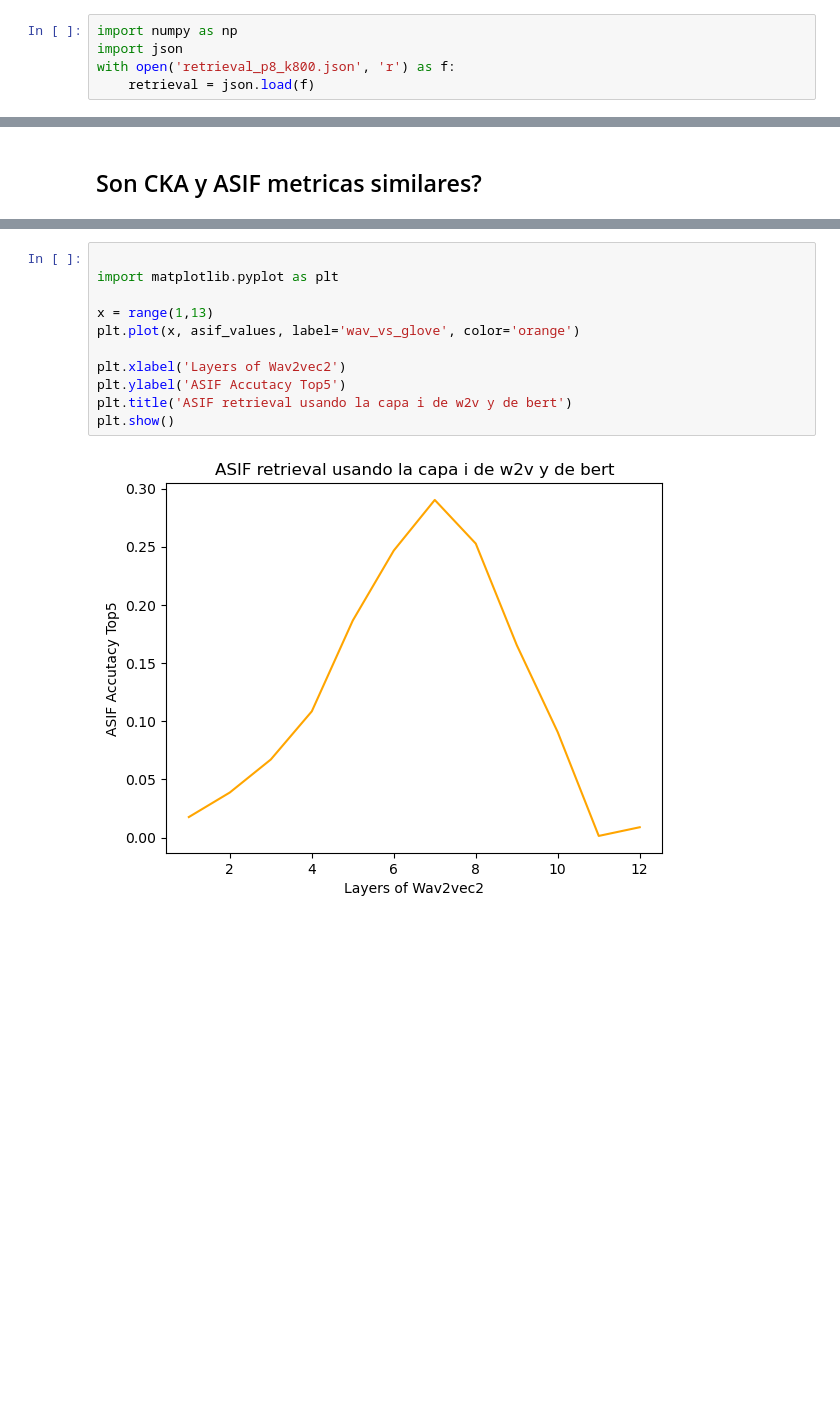
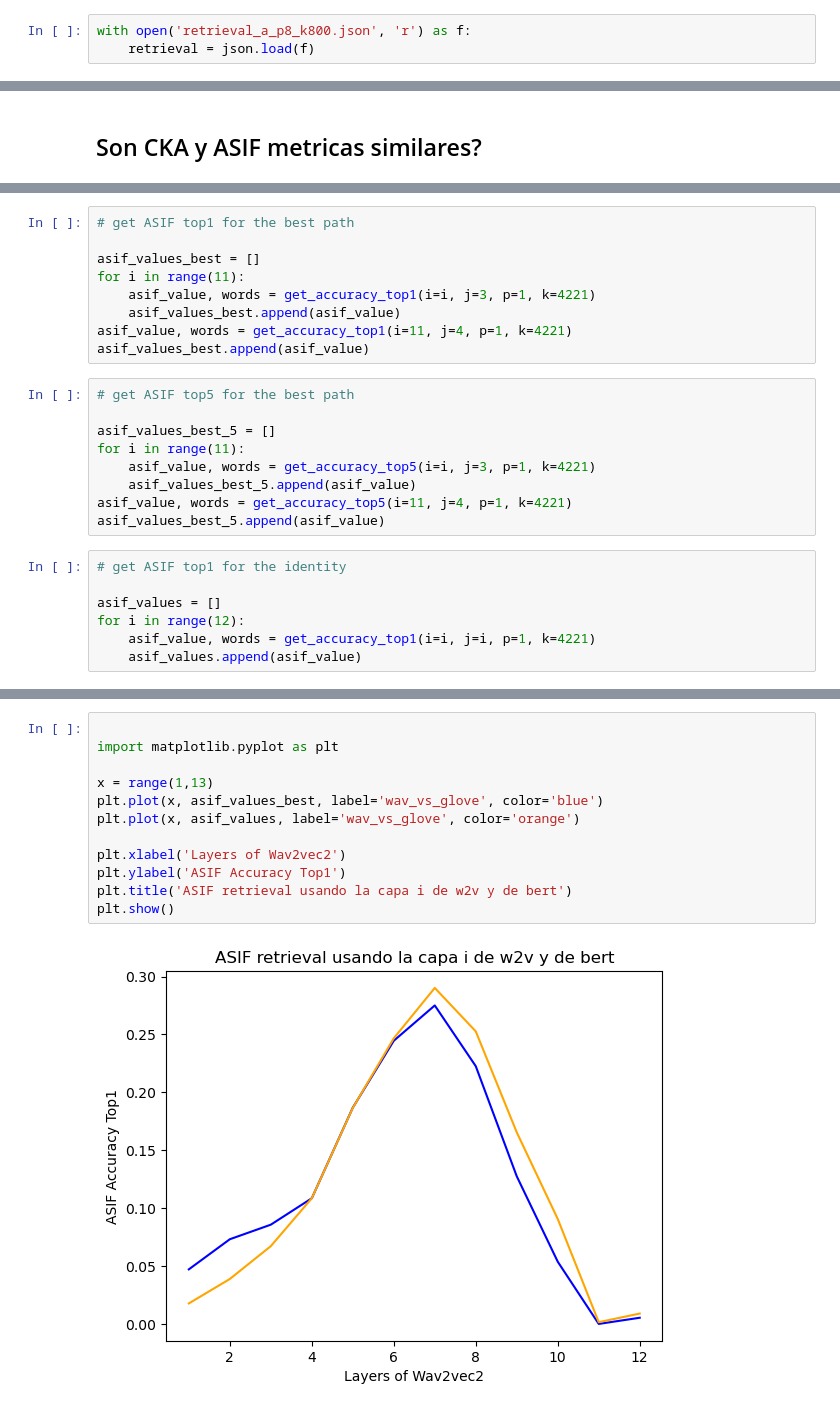
Before and after one commit to ceciliabolanos/layer-analysis, a Jupyter notebook: results/analisis_ASIF.ipynb, the cells around one changed output, grey strips where cells are left out. Drawn from its saved outputs; the diff is of its cells as text; blank space fills up the shorter version.

```diff
--- a/results/analisis_ASIF.ipynb
+++ b/results/analisis_ASIF.ipynb
@@ -3,9 +37,7 @@
 # %% [markdown]
 ## Para los valores del paper de ASIF
 # %%
-import numpy as np
-import json
-with open('retrieval_p8_k800.json', 'r') as f:
+with open('retrieval_a_p8_k800.json', 'r') as f:
     retrieval = json.load(f)
 # %%
 retrieval['words_retrieval']
@@ -205,0 +197,25 @@ words in top 5 0.008955223880597015
+# %%
+# get ASIF top1 for the best path
+
+asif_values_best = []
+for i in range(11):
+    asif_value, words = get_accuracy_top1(i=i, j=3, p=1, k=4221)
+    asif_values_best.append(asif_value)
+asif_value, words = get_accuracy_top1(i=11, j=4, p=1, k=4221)
+asif_values_best.append(asif_value)
+# %%
+# get ASIF top5 for the best path
+
+asif_values_best_5 = []
+for i in range(11):
+    asif_value, words = get_accuracy_top5(i=i, j=3, p=1, k=4221)
+    asif_values_best_5.append(asif_value)
+asif_value, words = get_accuracy_top5(i=11, j=4, p=1, k=4221)
+asif_values_best_5.append(asif_value)
+# %%
+# get ASIF top1 for the identity
+
+asif_values = []
+for i in range(12):
+    asif_value, words = get_accuracy_top1(i=i, j=i, p=1, k=4221)
+    asif_values.append(asif_value)
@@ -206,13 +229,14 @@ words in top 5 0.008955223880597015
 # %%
 
 import matplotlib.pyplot as plt
 
 x = range(1,13)
+plt.plot(x, asif_values_best, label='wav_vs_glove', color='blue')
 plt.plot(x, asif_values, label='wav_vs_glove', color='orange')
 
 plt.xlabel('Layers of Wav2vec2')
-plt.ylabel('ASIF Accutacy Top5')
+plt.ylabel('ASIF Accuracy Top1')
 plt.title('ASIF retrieval usando la capa i de w2v y de bert')
 plt.show()
 # %% [output]
-[figure, old version]
+[figure, new version]
```
Also changed, not shown: parts of 6 cells of this notebook, 32 other files.
